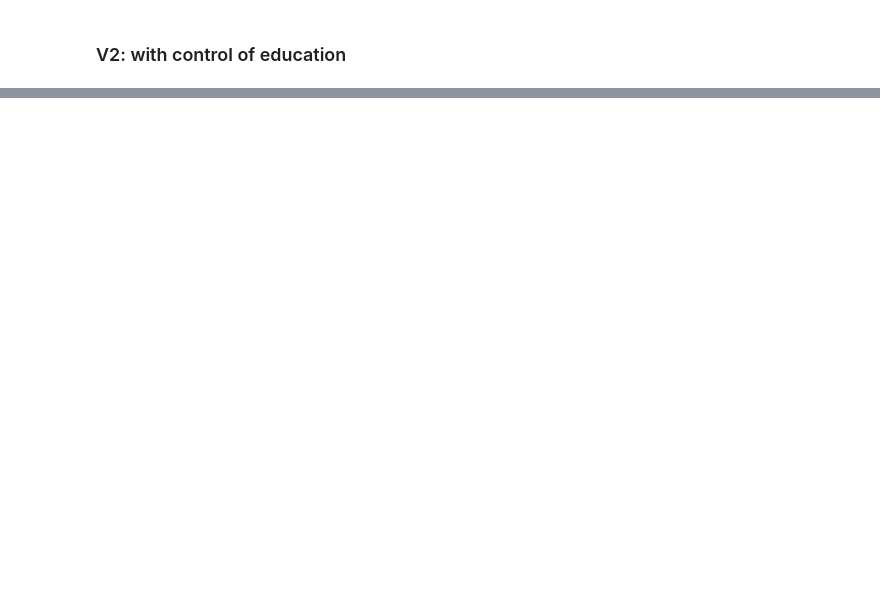
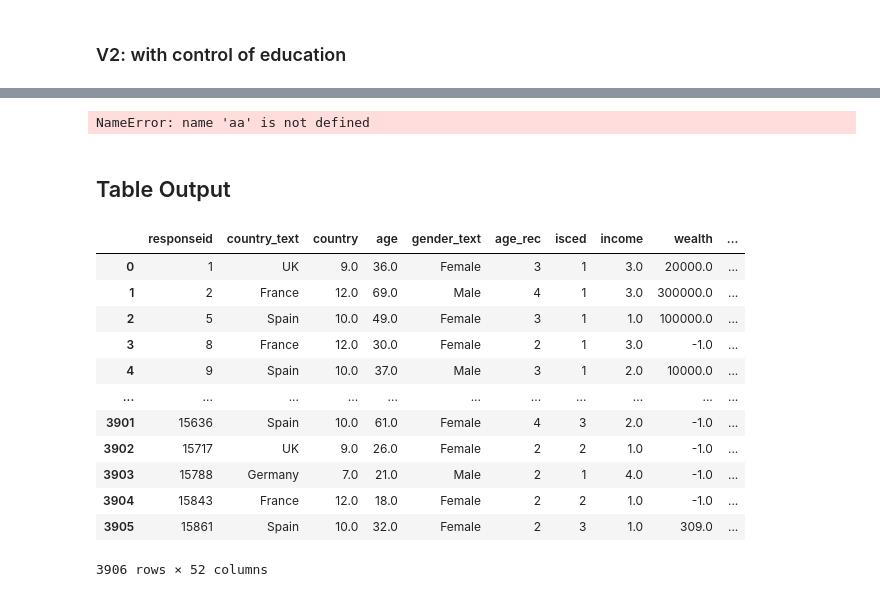
Before and after one commit to Leshleon/risk-literacy, a Jupyter notebook: data_analysis/new_code/europe/[060725] Europe.ipynb, the cells around one changed output, grey strips where cells are left out. Cells and saved outputs as stored; diff of their text form; code cells hidden in the pictures; blank space fills up the shorter version.

Commit message:
feat/fix/ restructuring + country level regressions added

```diff
--- a/data_analysis/new_code/europe/[060725] Europe.ipynb
+++ b/data_analysis/new_code/europe/[060725] Europe.ipynb
@@ -1840,3 +1836,9 @@ Time:                        07:50:48
 2/3                  0.1611      0.059      2.734      0.006       0.046       0.277
 3/4                  0.1672      0.059      2.842      0.004       0.052       0.282
 ====================================================================================
+# %%
+aa
+# %% [output]
+NameError: name 'aa' is not defined
+# %% [markdown]
+## Table Output
@@ -1842,0 +1899,16 @@ Time:                        07:50:48
+# %%
+euro
+# %% [output]
+|  | responseid | country_text | country | age | gender_text | age_rec | isced | income | wealth | ... |
+| 0 | 1 | UK | 9.0 | 36.0 | Female | 3 | 1 | 3.0 | 20000.0 | ... |
+| 1 | 2 | France | 12.0 | 69.0 | Male | 4 | 1 | 3.0 | 300000.0 | ... |
+| 2 | 5 | Spain | 10.0 | 49.0 | Female | 3 | 1 | 1.0 | 100000.0 | ... |
+| 3 | 8 | France | 12.0 | 30.0 | Female | 2 | 1 | 3.0 | -1.0 | ... |
+| 4 | 9 | Spain | 10.0 | 37.0 | Male | 3 | 1 | 2.0 | 10000.0 | ... |
+| ... | ... | ... | ... | ... | ... | ... | ... | ... | ... | ... |
+| 3901 | 15636 | Spain | 10.0 | 61.0 | Female | 4 | 3 | 2.0 | -1.0 | ... |
+| 3902 | 15717 | UK | 9.0 | 26.0 | Female | 2 | 2 | 1.0 | -1.0 | ... |
+| 3903 | 15788 | Germany | 7.0 | 21.0 | Male | 2 | 1 | 4.0 | -1.0 | ... |
+| 3904 | 15843 | France | 12.0 | 18.0 | Female | 2 | 2 | 1.0 | -1.0 | ... |
+| 3905 | 15861 | Spain | 10.0 | 32.0 | Female | 2 | 3 | 1.0 | 309.0 | ... |
+3906 rows × 52 columns
```
Also changed, not shown: parts of 25 cells of this notebook, 12 other files.
